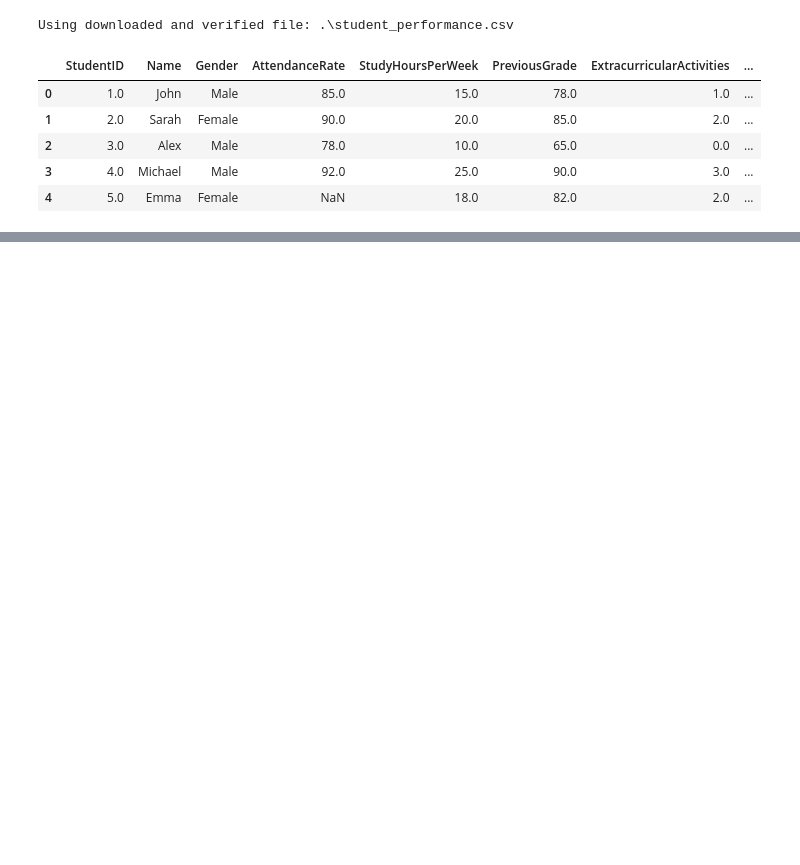
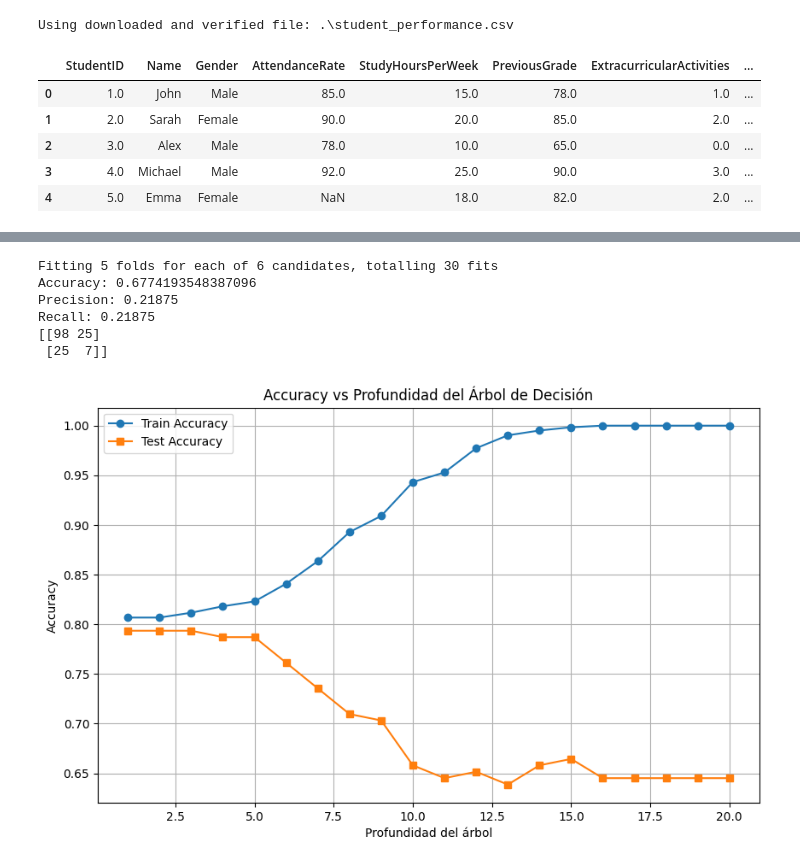
Before and after one commit to Coolfede97/Tecnologias_Exponenciales_2025, a Jupyter notebook: Seminario/datos/TP1.ipynb, the cells around one changed output, grey strips where cells are left out. Cells and saved outputs as stored; diff of their text form; code cells hidden in the pictures; blank space fills up the shorter version.

```diff
--- a/Seminario/datos/TP1.ipynb
+++ b/Seminario/datos/TP1.ipynb
@@ -27,0 +273,62 @@ df.head()
+# %%
+# Decision Tree clasifier con atributos numéricos continuos y categóricos con búsqueda de hiperparámetros
+X = dt_base.drop(columns=[ofm])
+x_train, x_test, y_train, y_test = train_test_split(X, Y, test_size=0.2, random_state=42)
+
+param_grid = {
+    'max_depth': [2, 3, 10, 20, 50, 100],
+}
+
+grid_search = GridSearchCV(
+    estimator=DecisionTreeClassifier(class_weight='balanced'),
+    param_grid=param_grid,
+    scoring='accuracy',
+    cv=5,
+    verbose=1,
+    n_jobs=-1
+)
+
+grid_search.fit(x_train, y_train)
+
+model_lr = grid_search.best_estimator_
+
+pred_lr = model_lr.predict(x_test)
+
+print("Accuracy:", accuracy_score(y_test, pred_lr))
+print("Precision:", precision_score(y_test, pred_lr))
+print("Recall:", recall_score(y_test, pred_lr))
+
+print(confusion_matrix(y_test, pred_lr))
+
+depths = range(1, 21)
+
+train_accuracies = []
+test_accuracies = []
+
+for depth in depths:
+    model = DecisionTreeClassifier(max_depth=depth, random_state=42)
+    model.fit(x_train, y_train)
+
+    train_pred = model.predict(x_train)
+    test_pred = model.predict(x_test)
+
+    train_accuracies.append(accuracy_score(y_train, train_pred))
+    test_accuracies.append(accuracy_score(y_test, test_pred))
+
+plt.figure(figsize=(10, 6))
+plt.plot(depths, train_accuracies, label='Train Accuracy', marker='o')
+plt.plot(depths, test_accuracies, label='Test Accuracy', marker='s')
+plt.xlabel('Profundidad del árbol')
+plt.ylabel('Accuracy')
+plt.title('Accuracy vs Profundidad del Árbol de Decisión')
+plt.legend()
+plt.grid(True)
+plt.show()
+# %% [output]
+Fitting 5 folds for each of 6 candidates, totalling 30 fits
+Accuracy: 0.6774193548387096
+Precision: 0.21875
+Recall: 0.21875
+[[98 25]
+ [25  7]]
+[figure, added]
```
Also changed, not shown: parts of 12 cells of this notebook, 1 other file.
